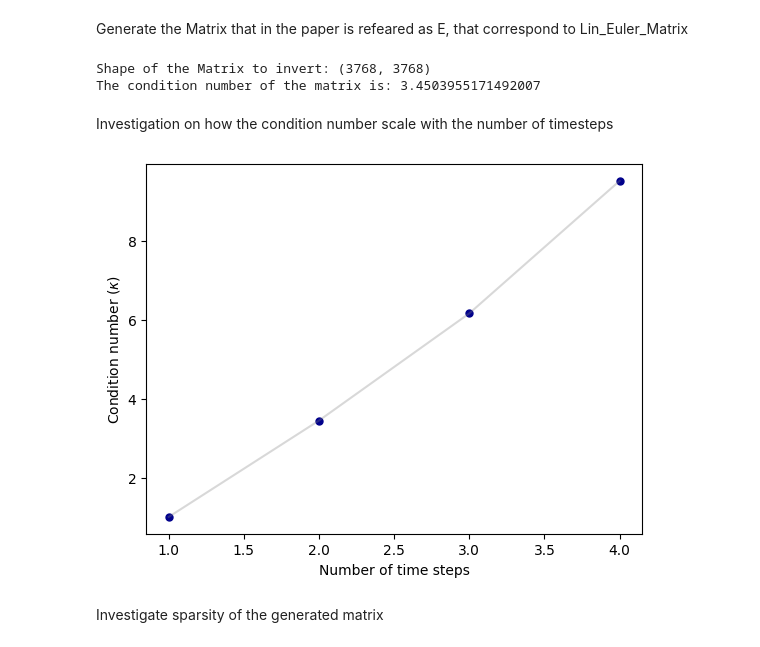
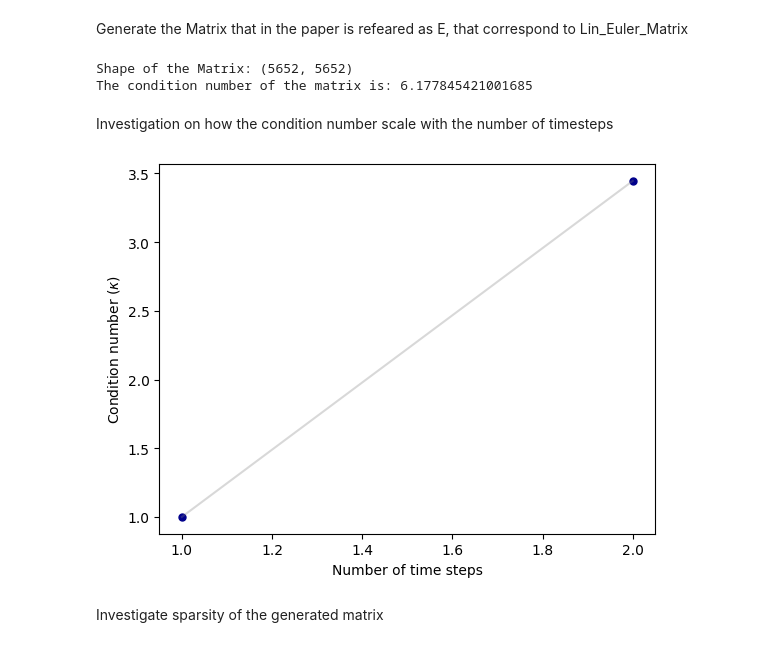
Before and after one commit to petr-ivashkov/quantech-swe-qlss, a Jupyter notebook: Full_Classical_Code.ipynb, the cells around one changed output. Drawn from its saved outputs; the diff is of its cells as text; code cells hidden in the pictures.

```diff
--- a/Full_Classical_Code.ipynb
+++ b/Full_Classical_Code.ipynb
@@ -266,7 +266,7 @@ Generate the Matrix that in the paper is refeared as E, that correspond to Lin_E
 N_grid = 4
 h_init = [1,1,1,1]
 u_init = [0,0,0,0]
-N_time = 2  # Number of time steps
+N_time = 3  # Number of time steps
 
 Gen = LBM_2_Carlemann1(N_grid, h_init, u_init )
 
@@ -286,41 +286,41 @@ print("Shape of the Matrix:", Lin_Euler_Matrix.shape)
 cond_number = np.linalg.cond(Lin_Euler_Matrix)
 print(f"The condition number of the matrix is: {cond_number}")
 # %% [output]
-Shape of the Matrix to invert: (3768, 3768)
-The condition number of the matrix is: 3.4503955171492007
+Shape of the Matrix: (5652, 5652)
+The condition number of the matrix is: 6.177845421001685
 # %% [markdown]
 Investigation on how the condition number scale with the number of timesteps
 # %%
 N_grid = 4
 h_init = [1,1,1.01,1.01]
 u_init = [0,0,0,0]
 
-time_steps = range(1, 5)
+time_steps = range(1, 3)
 condition_numbers = []
 
 # Loop over different numbers of time steps
 for N_time in tqdm(time_steps):
     Gen = LBM_2_Carlemann1(N_grid, h_init, u_init)
     F1, F2, F3, f1, f2, f3 = Gen.gen_F()
     A11, A12, A13, A22, A23, A33 = Gen.gen_A(F1, F2, F3)
     Cc = Gen.gen_collision(A11, A12, A13, A22, A23, A33)
     Cs, B11, B22, B33, S = Gen.gen_streaming()
     CL_LBE_Matrix = Cc + Cs
     delta_t = Gen.delta_t
     Lin_Euler_Matrix = embed_matrix(CL_LBE_Matrix, delta_t, N_time)
 
     # Calculate and store the condition number
     cond_number = np.linalg.cond(Lin_Euler_Matrix)
     condition_numbers.append(cond_number)
 
 # Plot condition number vs. time steps
 plt.figure()
 plt.plot(time_steps, condition_numbers, linestyle='-', alpha=0.3, color='gray')
 plt.scatter(time_steps, condition_numbers, s=25, color='darkblue')
 plt.xlabel("Number of time steps")
 plt.ylabel("Condition number ($\kappa$)")
 plt.show()
 # %% [output]
-[figure, old version]
+[figure, new version]
 # %% [markdown]
 Investigate sparsity of the generated matrix
```
Also changed, not shown: parts of 4 cells of this notebook.
